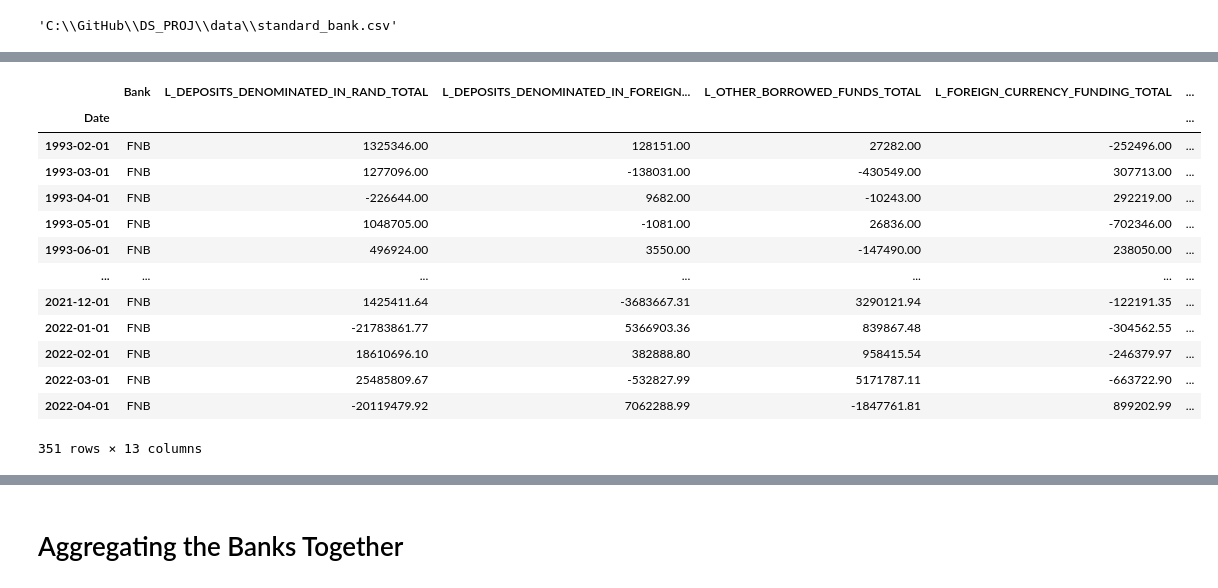
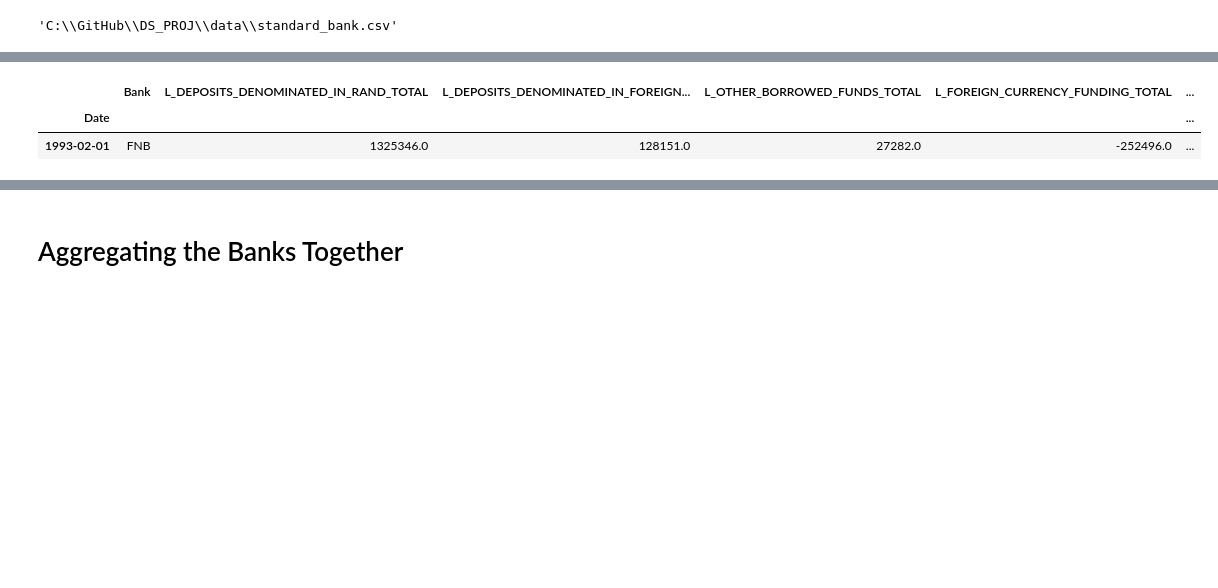
Before and after one commit to Jacques-rs/DS_PROJ, a Jupyter notebook: DS_PROJ_py.ipynb, the cells around one changed output, grey strips where cells are left out. Cells and saved outputs as stored; diff of their text form; code cells hidden in the pictures; blank space fills up the shorter version.

```diff
--- a/DS_PROJ_py.ipynb
+++ b/DS_PROJ_py.ipynb
@@ -262,13 +263,3 @@ absa.loc[absa["Table"].str.contains("Central.{,3}Bank", regex=True, case=False),
 | 761 | T_T06R103C22: T06R103C22: CENTRAL... | NaN | NaN | NaN | NaN | NaN |
 | 762 | T_T06R103C24: T06R103C24: CENTRAL... | 13645297.0 | 15190112.0 | 0.0 | 0.0 | 0.0 |
 | 763 | T_T06R103C25: T06R103C25: CENTRAL... | 0.0 | 0.0 | NaN | NaN | 0.0 |
-# %%
-repl1 = absa["Table"].str.contains("T_T06R103C24: T06R103C24:", regex=True, case=False)
-with1 = absa["Table"].str.contains("T_T06R103C18: T06R103C18:", regex=True, case=False)
-
-absa.loc[repl1,:] = absa.loc[repl1,:].replace(list(absa.loc[repl1,:].iloc[0,2:]), 1)
-absa.loc[repl1, " 1993M01":] = absa.loc[repl1, " 1993M01":].cumsum(axis=1)
-absa.loc[repl1,:]
-
-absa.loc[repl1,:] = absa.loc[repl1,:].replace(list(absa.loc[repl1,:].iloc[0,2:]),
-                                              list(absa.loc[with1,:].iloc[0,2:]))
@@ -515,6 +407,3 @@ It is clear from the above that the columns containing enough
 aggregated information are tagged with `(total of items ...)`
 
 so this can be filtered
-# %%
-test = absa.loc[absa["Table"].str.contains("TOTAL"),:]
-list(test.iloc[:,1])
@@ -874,29 +652,18 @@ standard_bank
 # %%
 fnb = reformat(filter_totals(clean_names2(fill_totals(
     remove_empty(clean_names1(import_data(check_file("fnb.csv")),
                                         bank_prefix=""))))))
 fnb
 l = clean_liab(liabilities(fnb))
 e = clean_equity(equity(fnb))
 a = clean_assets(assets(fnb))
 
 fnb = join_diff(l, e, a, bank="FNB")
-fnb
+fnb.head(1)
 # %% [output]
 |  | Bank | L_DEPOSITS_DENOMINATED_IN_RAND_TOTAL | L_DEPOSITS_DENOMINATED_IN_FOREIGN... | L_OTHER_BORROWED_FUNDS_TOTAL | L_FOREIGN_CURRENCY_FUNDING_TOTAL | ... |
 | Date |  |  |  |  |  | ... |
-| 1993-02-01 | FNB | 1325346.00 | 128151.00 | 27282.00 | -252496.00 | ... |
-| 1993-03-01 | FNB | 1277096.00 | -138031.00 | -430549.00 | 307713.00 | ... |
-| 1993-04-01 | FNB | -226644.00 | 9682.00 | -10243.00 | 292219.00 | ... |
-| 1993-05-01 | FNB | 1048705.00 | -1081.00 | 26836.00 | -702346.00 | ... |
-| 1993-06-01 | FNB | 496924.00 | 3550.00 | -147490.00 | 238050.00 | ... |
-| ... | ... | ... | ... | ... | ... | ... |
-| 2021-12-01 | FNB | 1425411.64 | -3683667.31 | 3290121.94 | -122191.35 | ... |
-| 2022-01-01 | FNB | -21783861.77 | 5366903.36 | 839867.48 | -304562.55 | ... |
-| 2022-02-01 | FNB | 18610696.10 | 382888.80 | 958415.54 | -246379.97 | ... |
-| 2022-03-01 | FNB | 25485809.67 | -532827.99 | 5171787.11 | -663722.90 | ... |
-| 2022-04-01 | FNB | -20119479.92 | 7062288.99 | -1847761.81 | 899202.99 | ... |
+| 1993-02-01 | FNB | 1325346.0 | 128151.0 | 27282.0 | -252496.0 | ... |
-351 rows × 13 columns
 # %%
 nedbank = reformat(filter_totals(clean_names2(fill_totals(
     remove_empty(clean_names1(import_data(check_file("nedbank.csv")),
```
Also changed, not shown: parts of 99 cells of this notebook.
